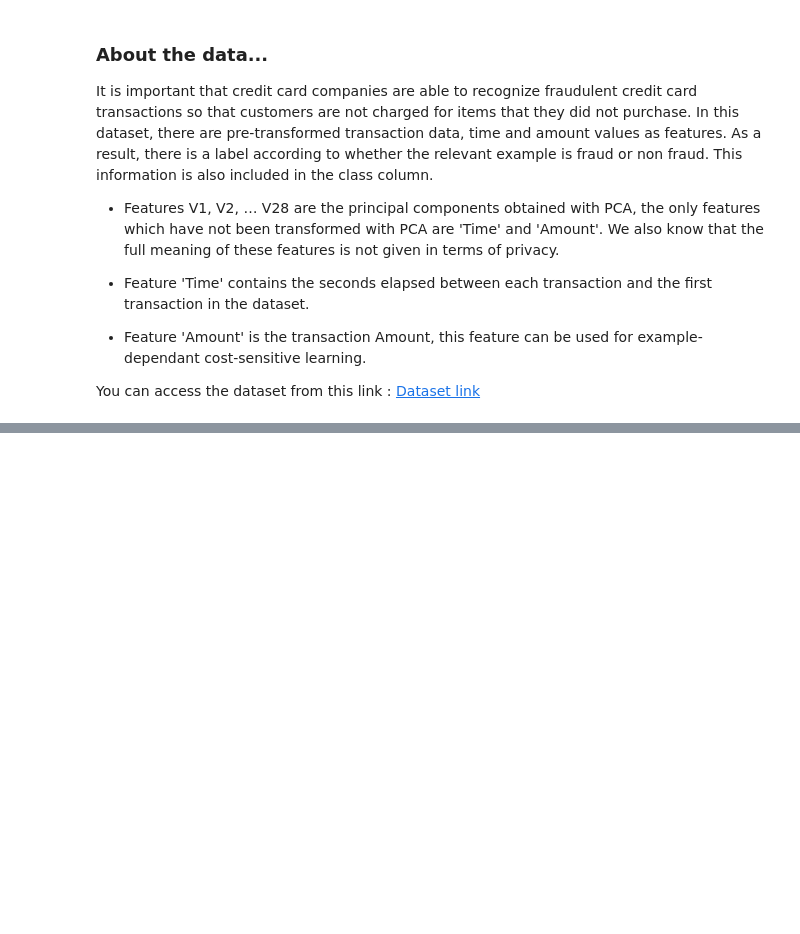
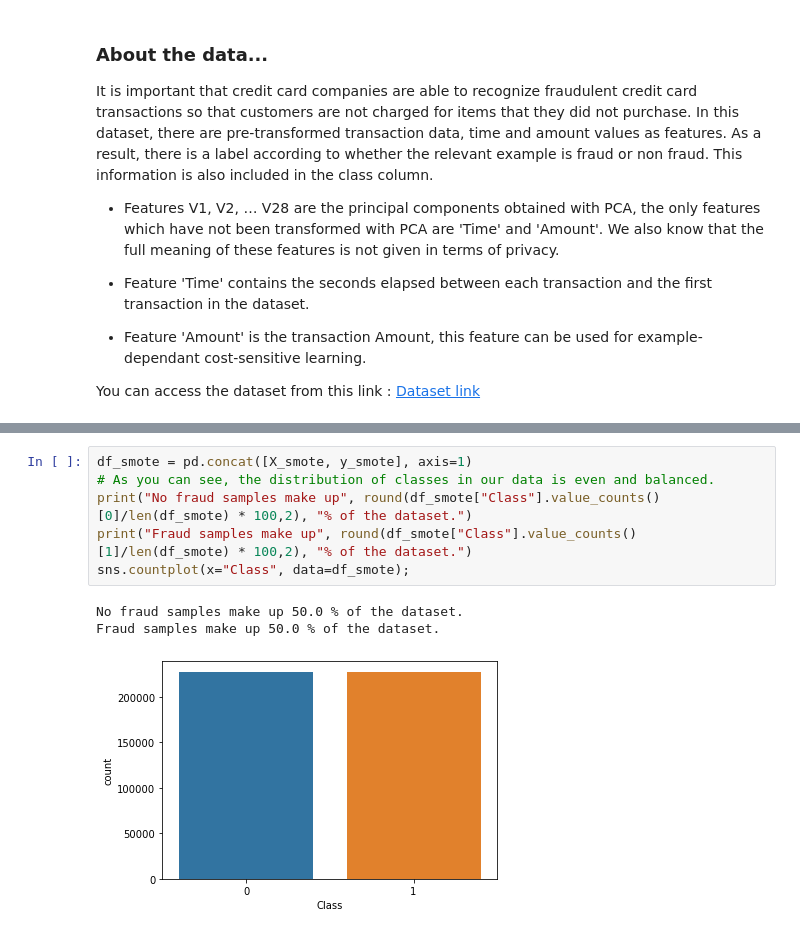
Before and after one commit to ugurcanerdogan/Cross-Validation-with-Imbalanced-Dataset, a Jupyter notebook: notebook.ipynb, the cells around one changed output, grey strips where cells are left out. Saved outputs shown, nothing was run; the diff lists cells and outputs as text; blank space fills up the shorter version.

```diff
--- a/notebook.ipynb
+++ b/notebook.ipynb
@@ -99,0 +157,10 @@ df.describe()
+# %%
+df_smote = pd.concat([X_smote, y_smote], axis=1)
+# As you can see, the distribution of classes in our data is even and balanced.
+print("No fraud samples make up", round(df_smote["Class"].value_counts()[0]/len(df_smote) * 100,2), "% of the dataset.")
+print("Fraud samples make up", round(df_smote["Class"].value_counts()[1]/len(df_smote) * 100,2), "% of the dataset.")
+sns.countplot(x="Class", data=df_smote);
+# %% [output]
+No fraud samples make up 50.0 % of the dataset.
+Fraud samples make up 50.0 % of the dataset.
+[figure, added]
```
Also changed, not shown: parts of 11 cells of this notebook, 1 other file.
